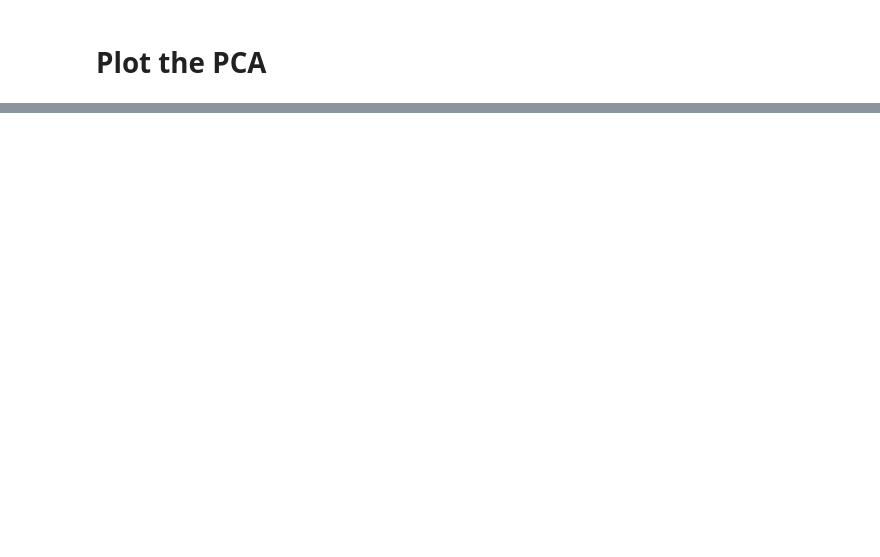
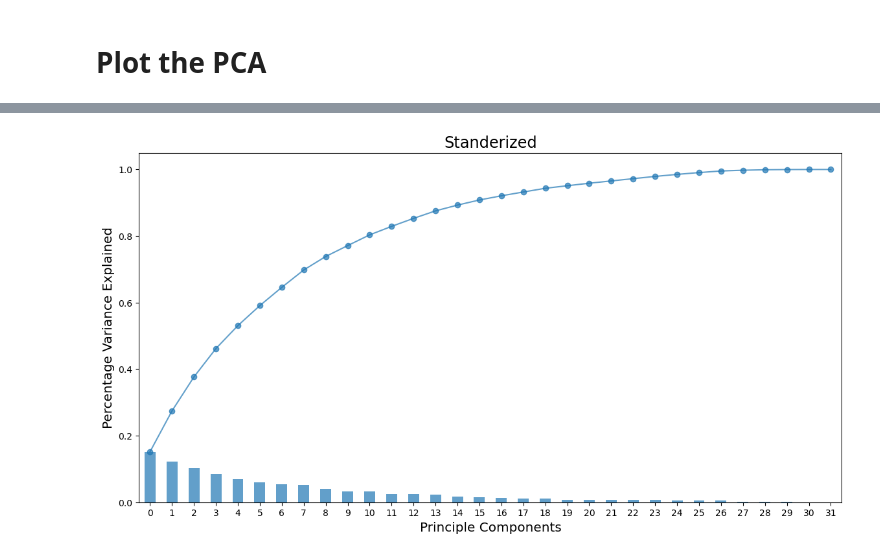
Before and after one commit to Tuwaiq-Data-Science-Bootcamp-V5/Preprocessing_Lab1, a Jupyter notebook: Preprocessing.ipynb, the cells around one changed output, grey strips where cells are left out. Saved outputs shown, nothing was run; the diff lists cells and outputs as text; code cells hidden in the pictures; blank space fills up the shorter version.

```diff
--- a/Preprocessing.ipynb
+++ b/Preprocessing.ipynb
@@ -15,2 +82,8 @@
 # %% [markdown]
 # Normalize the data
+# %%
+balenced['term_deposit'] = term_deposit
+scaler = MinMaxScaler().fit(balenced)
+scaled_data = scaler.transform(balenced)
+scaled_df = pd.DataFrame(scaled_data, columns=balenced.columns)
+scaled_df
@@ -17,2 +104,9 @@
 # %% [markdown]
 # Standardlize the data
+# %%
+from sklearn.preprocessing import StandardScaler
+
+scaler = StandardScaler().fit(balenced)
+standarizes_data = scaler.fit_transform(balenced)
+standarizes_data = pd.DataFrame(standarizes_data, columns=balenced.columns)
+standarizes_data
@@ -19,2 +127,9 @@
 # %% [markdown]
 # Plot the PCA
+# %%
+from sklearn.decomposition import PCA
+import matplotlib.pyplot as plt
+
+pca = PCA()
+pca.fit(standarizes_data)
+pd.Series(pca.explained_variance_ratio_)
@@ -20,0 +154,19 @@
+# %%
+plt.figure(figsize=(14,7))
+exp_var = pd.Series(pca.explained_variance_ratio_)
+exp_var.plot(kind="bar", alpha=0.7)
+
+# Calculate the amount of variance explained added by each additional component
+total = 0
+var_ls = []
+for x in exp_var:
+    total = total+x
+    var_ls.append(total)
+
+pd.Series(var_ls).plot(marker="o", alpha=0.7)
+plt.xlabel("Principle Components", fontsize="x-large")
+plt.ylabel("Percentage Variance Explained", fontsize="x-large")
+plt.title("Standerized", fontsize="xx-large")
+plt.show();
+# %% [output]
+[figure, added]
```
Also changed, not shown: parts of 12 cells of this notebook.
